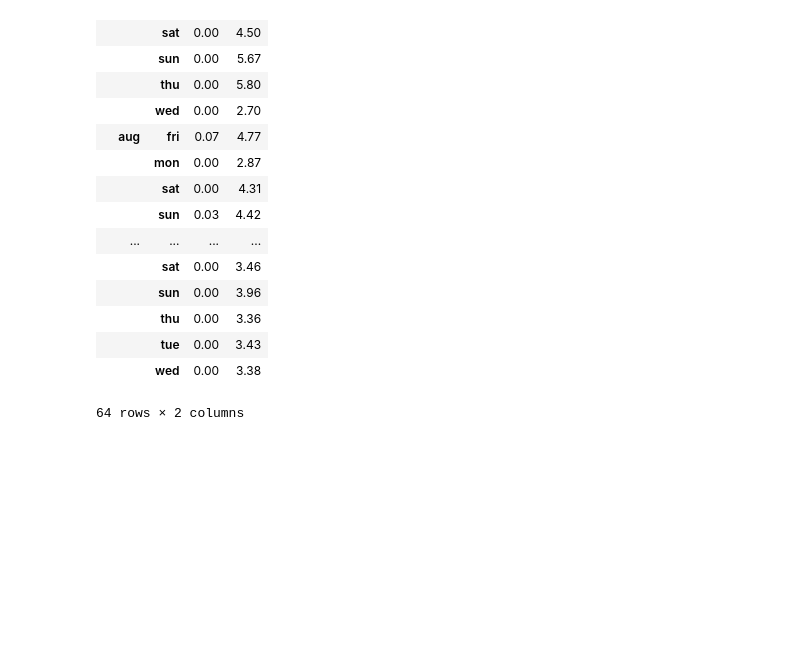
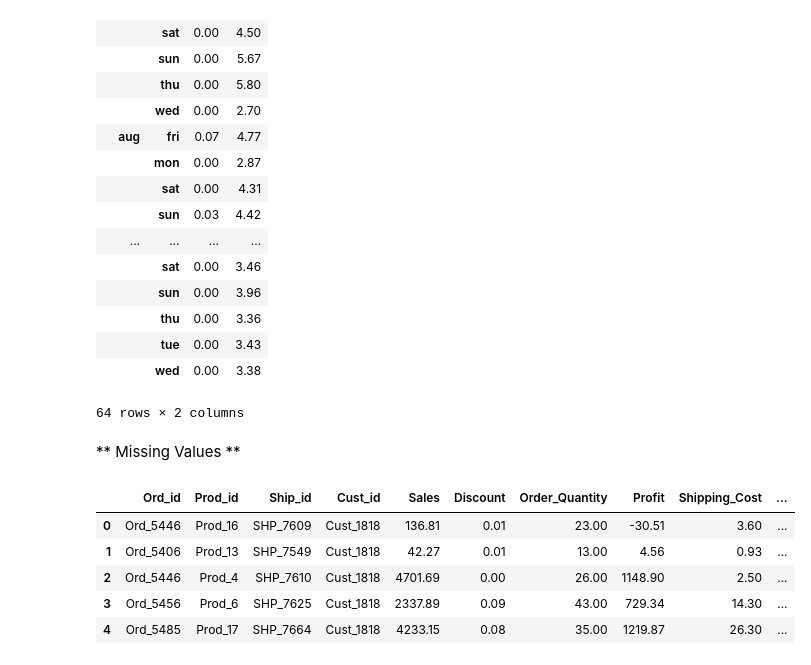
Before and after one commit to ppawar88/Python, a Jupyter notebook: Pandas.ipynb, the cells around one changed output. Saved outputs shown, nothing was run; the diff lists cells and outputs as text; code cells hidden in the pictures; blank space fills up the shorter version.

```diff
--- a/Pandas.ipynb
+++ b/Pandas.ipynb
@@ -714,3 +714,15 @@ df.pivot_table(values=["rain","wind"], index=["month", "day"], aggfunc="mean")
 |  | tue | 0.00 | 3.43 |
 |  | wed | 0.00 | 3.38 |
 64 rows × 2 columns
+# %% [markdown]
+** Missing Values **
+# %%
+df = pd.read_csv('DataSet/market_fact.csv')
+df.head()
+# %% [output]
+|  | Ord_id | Prod_id | Ship_id | Cust_id | Sales | Discount | Order_Quantity | Profit | Shipping_Cost | ... |
+| 0 | Ord_5446 | Prod_16 | SHP_7609 | Cust_1818 | 136.81 | 0.01 | 23.00 | -30.51 | 3.60 | ... |
+| 1 | Ord_5406 | Prod_13 | SHP_7549 | Cust_1818 | 42.27 | 0.01 | 13.00 | 4.56 | 0.93 | ... |
+| 2 | Ord_5446 | Prod_4 | SHP_7610 | Cust_1818 | 4701.69 | 0.00 | 26.00 | 1148.90 | 2.50 | ... |
+| 3 | Ord_5456 | Prod_6 | SHP_7625 | Cust_1818 | 2337.89 | 0.09 | 43.00 | 729.34 | 14.30 | ... |
+| 4 | Ord_5485 | Prod_17 | SHP_7664 | Cust_1818 | 4233.15 | 0.08 | 35.00 | 1219.87 | 26.30 | ... |
```
Also changed, not shown: parts of 6 cells of this notebook, 1 other file.
